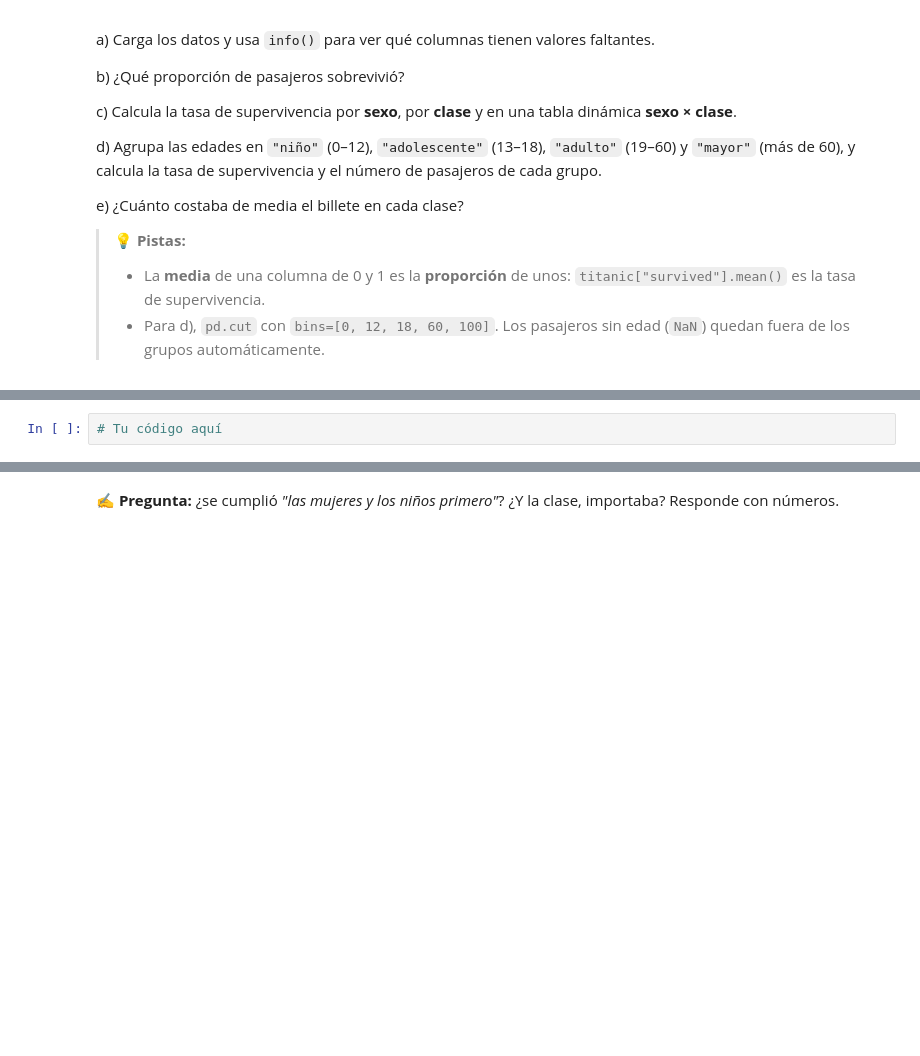
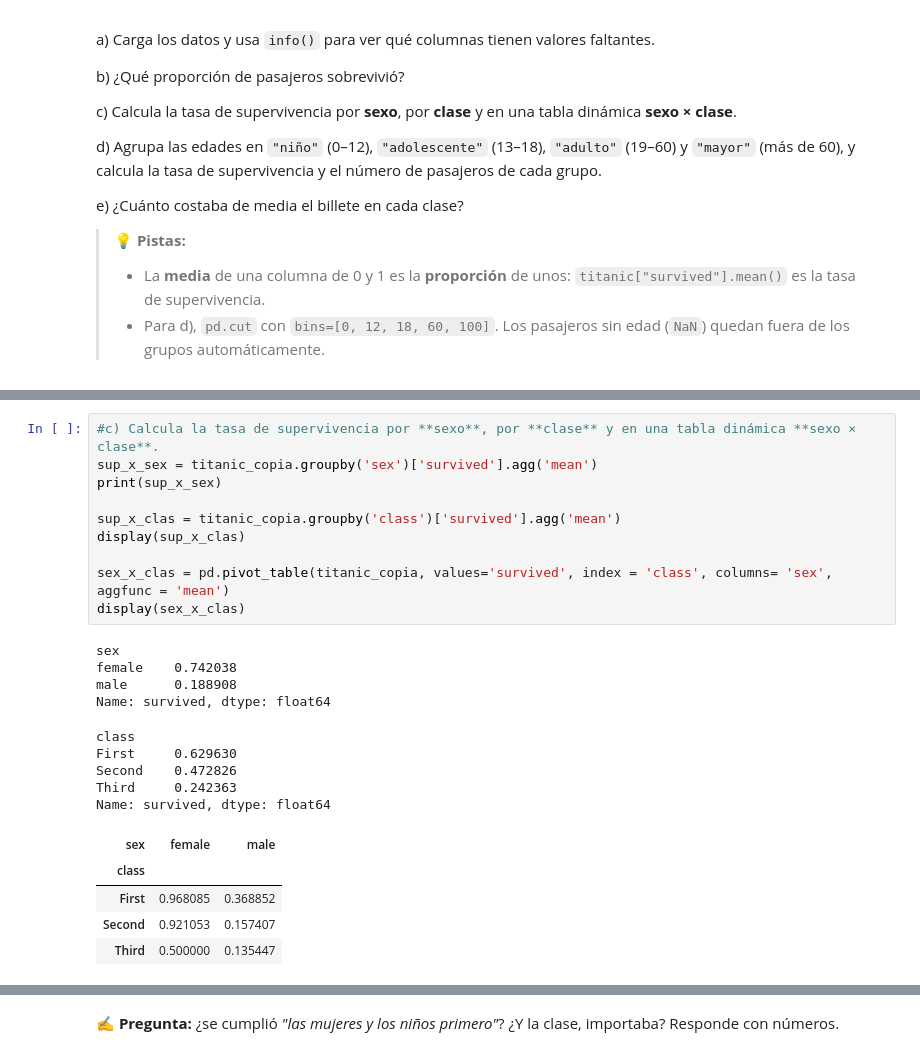
Before and after one commit to Tenientez/SamsungCurso, a Jupyter notebook: Mi espacio/Ejercicios/01_actividad_numpy_pandas.ipynb, the cells around one changed output, grey strips where cells are left out. Drawn from its saved outputs; the diff is of its cells as text; blank space fills up the shorter version.

```diff
--- a/Mi espacio/Ejercicios/01_actividad_numpy_pandas.ipynb
+++ b/Mi espacio/Ejercicios/01_actividad_numpy_pandas.ipynb
@@ -957,2 +1002,25 @@ e) ¿Cuánto costaba de media el billete en cada clase?
 # %%
-# Tu código aquí
+#c) Calcula la tasa de supervivencia por **sexo**, por **clase** y en una tabla dinámica **sexo × clase**.
+sup_x_sex = titanic_copia.groupby('sex')['survived'].agg('mean')
+print(sup_x_sex)
+
+sup_x_clas = titanic_copia.groupby('class')['survived'].agg('mean')
+display(sup_x_clas)
+
+sex_x_clas = pd.pivot_table(titanic_copia, values='survived', index = 'class', columns= 'sex', aggfunc = 'mean')
+display(sex_x_clas)
+# %% [output]
+sex
+female    0.742038
+male      0.188908
+Name: survived, dtype: float64
+class
+First     0.629630
+Second    0.472826
+Third     0.242363
+Name: survived, dtype: float64
+| sex | female | male |
+| class |  |  |
+| First | 0.968085 | 0.368852 |
+| Second | 0.921053 | 0.157407 |
+| Third | 0.500000 | 0.135447 |
```
Also changed, not shown: parts of 5 cells of this notebook.
